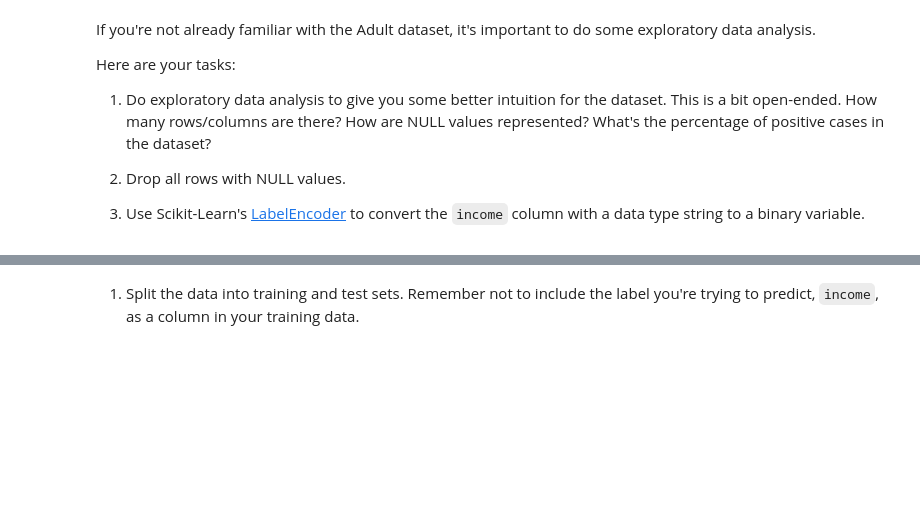
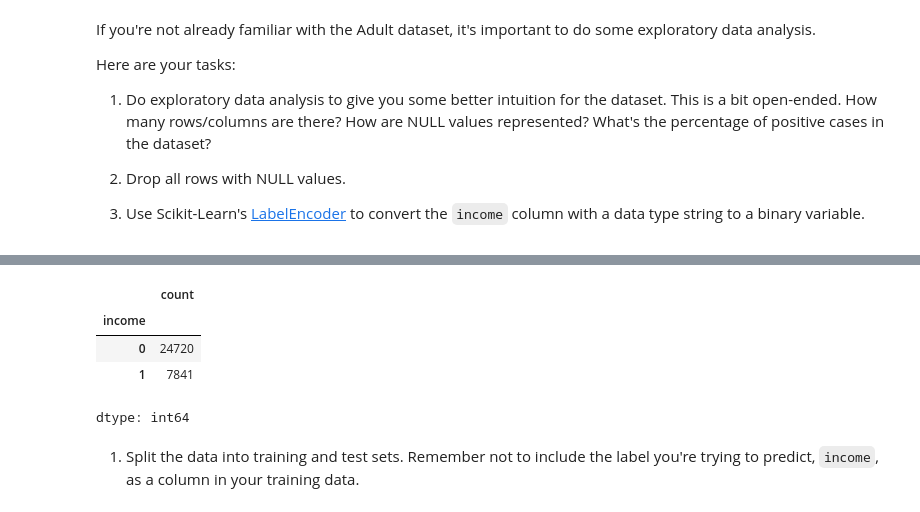
Before and after one commit to CTM-Data/springboard-ai, a Jupyter notebook: projects/24_Marquardt_MLE_MiniProject_Deep_Learning.ipynb, the cells around one changed output, grey strips where cells are left out. Drawn from its saved outputs; the diff is of its cells as text; code cells hidden in the pictures; blank space fills up the shorter version.

```diff
--- a/projects/24_Marquardt_MLE_MiniProject_Deep_Learning.ipynb
+++ b/projects/24_Marquardt_MLE_MiniProject_Deep_Learning.ipynb
@@ -66,5 +165,15 @@ Here are your tasks:
 # %%
 # Use Scikit-Learn's LabelEncoder to convert the income column with a data type
 # string to a binary variable.
+
+le = LabelEncoder()
+df['income'] = le.fit_transform(df['income'])
+df['income'].value_counts()
+# %% [output]
+|  | count |
+| income |  |
+| 0 | 24720 |
+| 1 | 7841 |
+dtype: int64
 # %% [markdown]
 1. Split the data into training and test sets. Remember not to include the label you're trying to predict, `income`, as a column in your training data.
```
Also changed, not shown: parts of 14 cells of this notebook.
